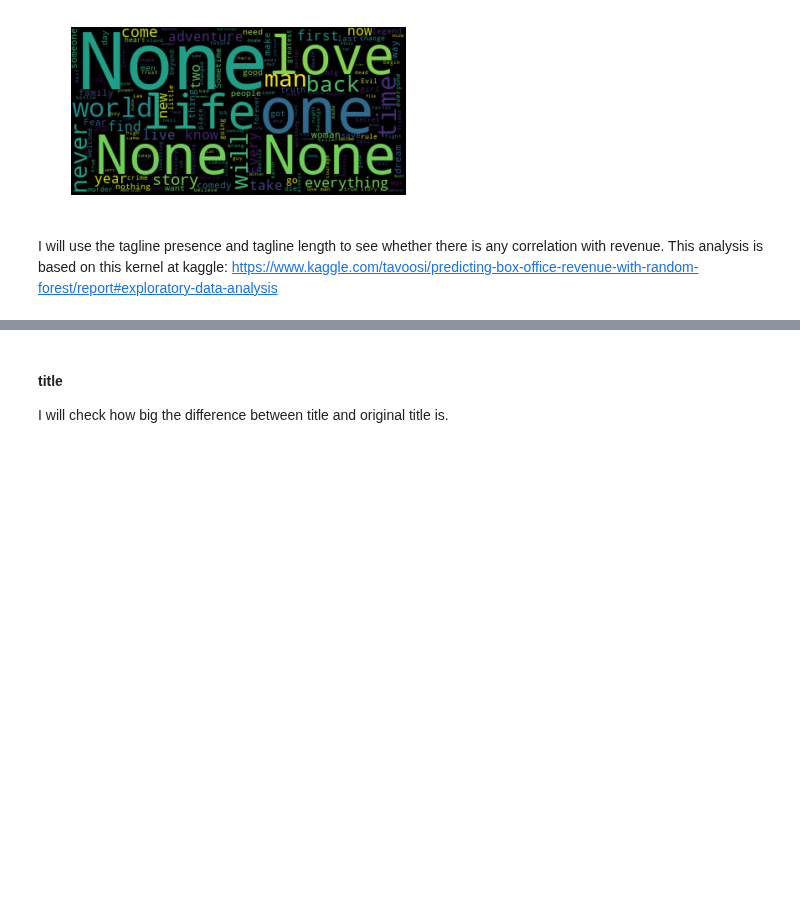
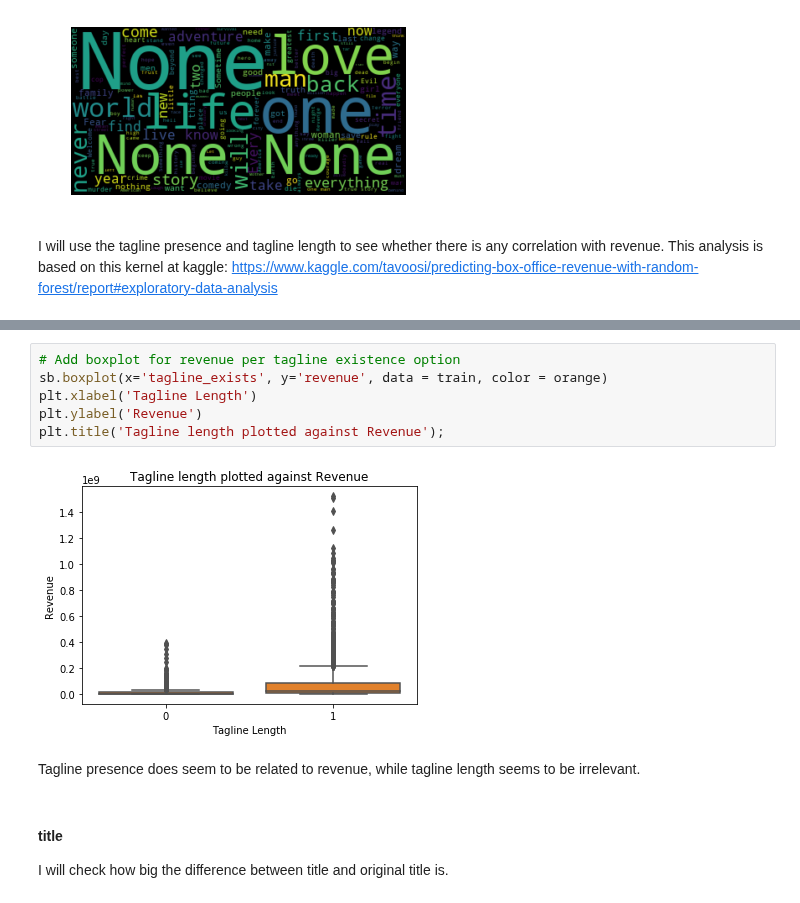
Before and after one commit to julianikulski/tmdb, a Jupyter notebook: tmdb.ipynb, the cells around one changed output, grey strips where cells are left out. Saved outputs shown, nothing was run; the diff lists cells and outputs as text; blank space fills up the shorter version.

```diff
--- a/tmdb.ipynb
+++ b/tmdb.ipynb
@@ -1071,3 +1080,13 @@ train['tagline_exists'] = train['tagline'].apply(lambda x: 1 if x else 0)
+# %%
+# Add boxplot for revenue per tagline existence option
+sb.boxplot(x='tagline_exists', y='revenue', data = train, color = orange)
+plt.xlabel('Tagline Length')
+plt.ylabel('Revenue')
+plt.title('Tagline length plotted against Revenue');
+# %% [output]
+[figure, added]
+# %% [markdown]
+Tagline presence does seem to be related to revenue, while tagline length seems to be irrelevant.
 # %% [markdown]
 #### title
 I will check how big the difference between title and original title is.
```
Also changed, not shown: parts of 5 cells of this notebook.
